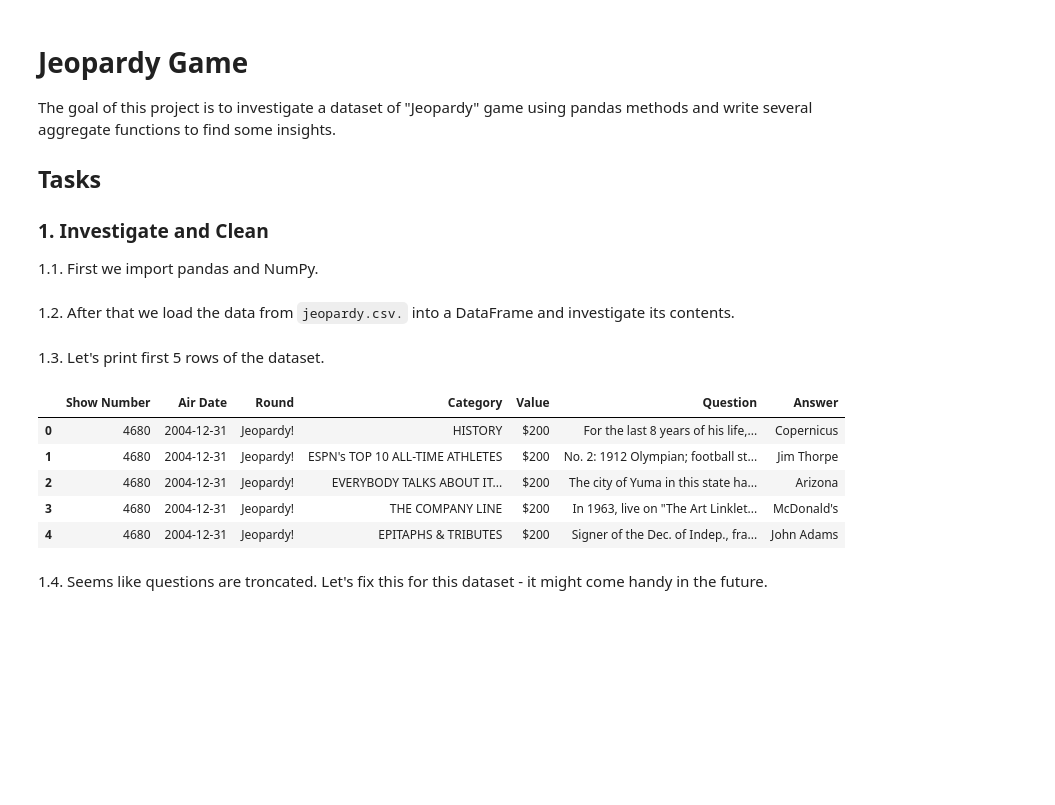
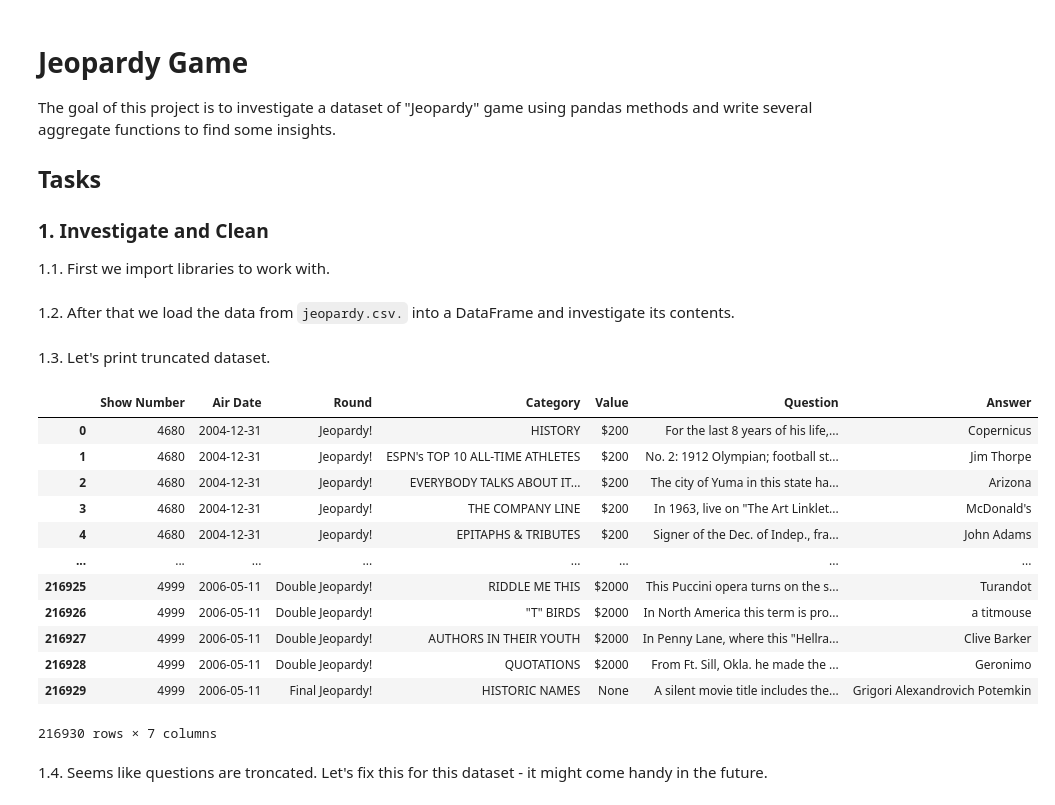
Before and after one commit to jadidaniel/jupyter-notebooks, a Jupyter notebook: jeopardy/jeopardy_project.ipynb, the cells around one changed output. Saved outputs shown, nothing was run; the diff lists cells and outputs as text; code cells hidden in the pictures; blank space fills up the shorter version.

Commit message:
Add new item to Jeopardy project

```diff
--- a/jeopardy/jeopardy_project.ipynb
+++ b/jeopardy/jeopardy_project.ipynb
@@ -7,7 +7,7 @@ The goal of this project is to investigate a dataset of "Jeopardy" game using pa
 
 ### 1. Investigate and Clean
 
-1.1. First we import pandas and NumPy.
+1.1. First we import libraries to work with.
 # %%
 import pandas as pd
 import numpy as np
@@ -16,16 +17,23 @@ import numpy as np
 # %%
 jeopardy = pd.read_csv('jeopardy.csv')
 # %% [markdown]
-1.3. Let's print first 5 rows of the dataset.
+1.3. Let's print truncated dataset.
 # %%
-jeopardy.head(5)
+jeopardy
 # %% [output]
 |  | Show Number | Air Date | Round | Category | Value | Question | Answer |
 | 0 | 4680 | 2004-12-31 | Jeopardy! | HISTORY | $200 | For the last 8 years of his life,... | Copernicus |
 | 1 | 4680 | 2004-12-31 | Jeopardy! | ESPN's TOP 10 ALL-TIME ATHLETES | $200 | No. 2: 1912 Olympian; football st... | Jim Thorpe |
 | 2 | 4680 | 2004-12-31 | Jeopardy! | EVERYBODY TALKS ABOUT IT... | $200 | The city of Yuma in this state ha... | Arizona |
 | 3 | 4680 | 2004-12-31 | Jeopardy! | THE COMPANY LINE | $200 | In 1963, live on "The Art Linklet... | McDonald's |
 | 4 | 4680 | 2004-12-31 | Jeopardy! | EPITAPHS & TRIBUTES | $200 | Signer of the Dec. of Indep., fra... | John Adams |
+| ... | ... | ... | ... | ... | ... | ... | ... |
+| 216925 | 4999 | 2006-05-11 | Double Jeopardy! | RIDDLE ME THIS | $2000 | This Puccini opera turns on the s... | Turandot |
+| 216926 | 4999 | 2006-05-11 | Double Jeopardy! | "T" BIRDS | $2000 | In North America this term is pro... | a titmouse |
+| 216927 | 4999 | 2006-05-11 | Double Jeopardy! | AUTHORS IN THEIR YOUTH | $2000 | In Penny Lane, where this "Hellra... | Clive Barker |
+| 216928 | 4999 | 2006-05-11 | Double Jeopardy! | QUOTATIONS | $2000 | From Ft. Sill, Okla. he made the ... | Geronimo |
+| 216929 | 4999 | 2006-05-11 | Final Jeopardy! | HISTORIC NAMES | None | A silent movie title includes the... | Grigori Alexandrovich Potemkin |
+216930 rows × 7 columns
 # %% [markdown]
 1.4. Seems like questions are troncated. Let's fix this for this dataset - it might come handy in the future.
 # %%
```
Also changed, not shown: parts of 43 cells of this notebook.
